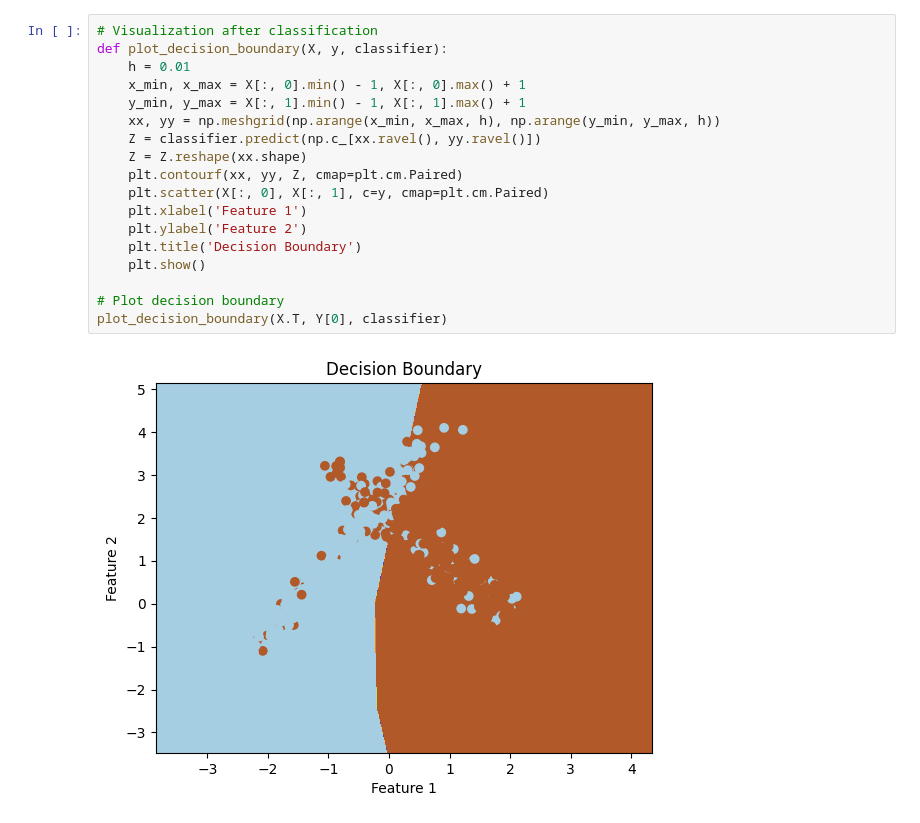
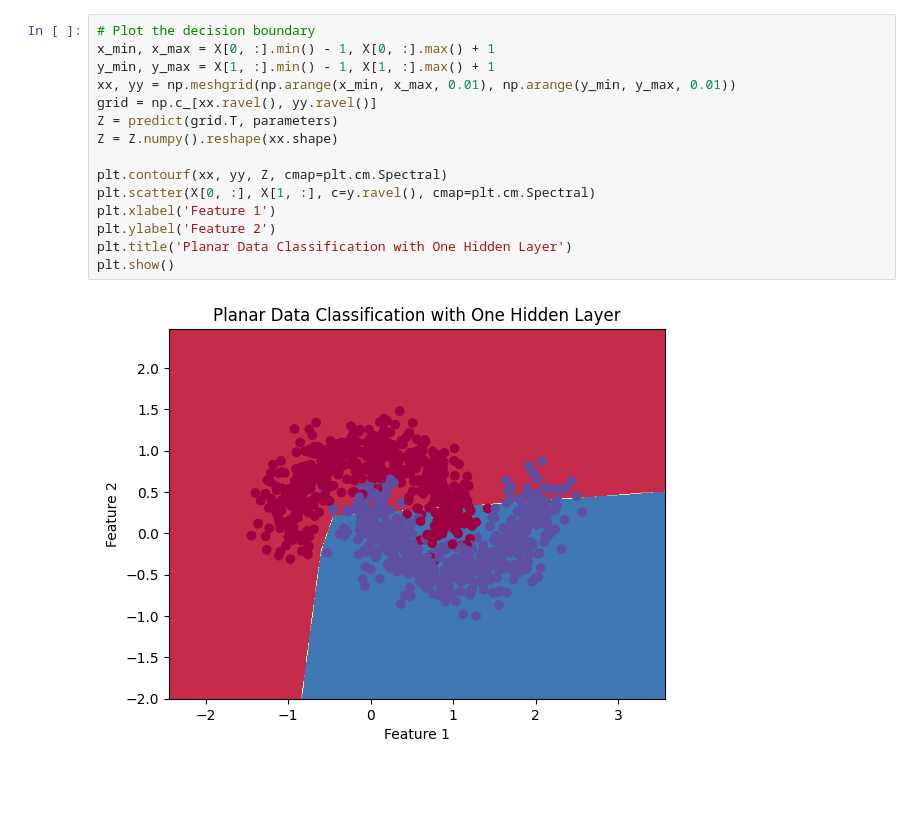
Before and after one commit to Ro-han12/labs, a Jupyter notebook: deep_learning_lab/planar_class.ipynb, the cells around one changed output. Drawn from its saved outputs; the diff is of its cells as text; blank space fills up the shorter version.

Commit message:
planar data classification

```diff
--- a/deep_learning_lab/planar_class.ipynb
+++ b/deep_learning_lab/planar_class.ipynb
@@ -41,20 +88,17 @@ Accuracy: 0.86
 # %%
-# Visualization after classification
-def plot_decision_boundary(X, y, classifier):
-    h = 0.01
-    x_min, x_max = X[:, 0].min() - 1, X[:, 0].max() + 1
-    y_min, y_max = X[:, 1].min() - 1, X[:, 1].max() + 1
-    xx, yy = np.meshgrid(np.arange(x_min, x_max, h), np.arange(y_min, y_max, h))
-    Z = classifier.predict(np.c_[xx.ravel(), yy.ravel()])
-    Z = Z.reshape(xx.shape)
-    plt.contourf(xx, yy, Z, cmap=plt.cm.Paired)
-    plt.scatter(X[:, 0], X[:, 1], c=y, cmap=plt.cm.Paired)
-    plt.xlabel('Feature 1')
-    plt.ylabel('Feature 2')
-    plt.title('Decision Boundary')
-    plt.show()
+# Plot the decision boundary
+x_min, x_max = X[0, :].min() - 1, X[0, :].max() + 1
+y_min, y_max = X[1, :].min() - 1, X[1, :].max() + 1
+xx, yy = np.meshgrid(np.arange(x_min, x_max, 0.01), np.arange(y_min, y_max, 0.01))
+grid = np.c_[xx.ravel(), yy.ravel()]
+Z = predict(grid.T, parameters)
+Z = Z.numpy().reshape(xx.shape)
 
-# Plot decision boundary
-plot_decision_boundary(X.T, Y[0], classifier)
+plt.contourf(xx, yy, Z, cmap=plt.cm.Spectral)
+plt.scatter(X[0, :], X[1, :], c=y.ravel(), cmap=plt.cm.Spectral)
+plt.xlabel('Feature 1')
+plt.ylabel('Feature 2')
+plt.title('Planar Data Classification with One Hidden Layer')
+plt.show()
 # %% [output]
-[figure, old version]
+[figure, new version]
```
Also changed, not shown: parts of 3 cells of this notebook.
